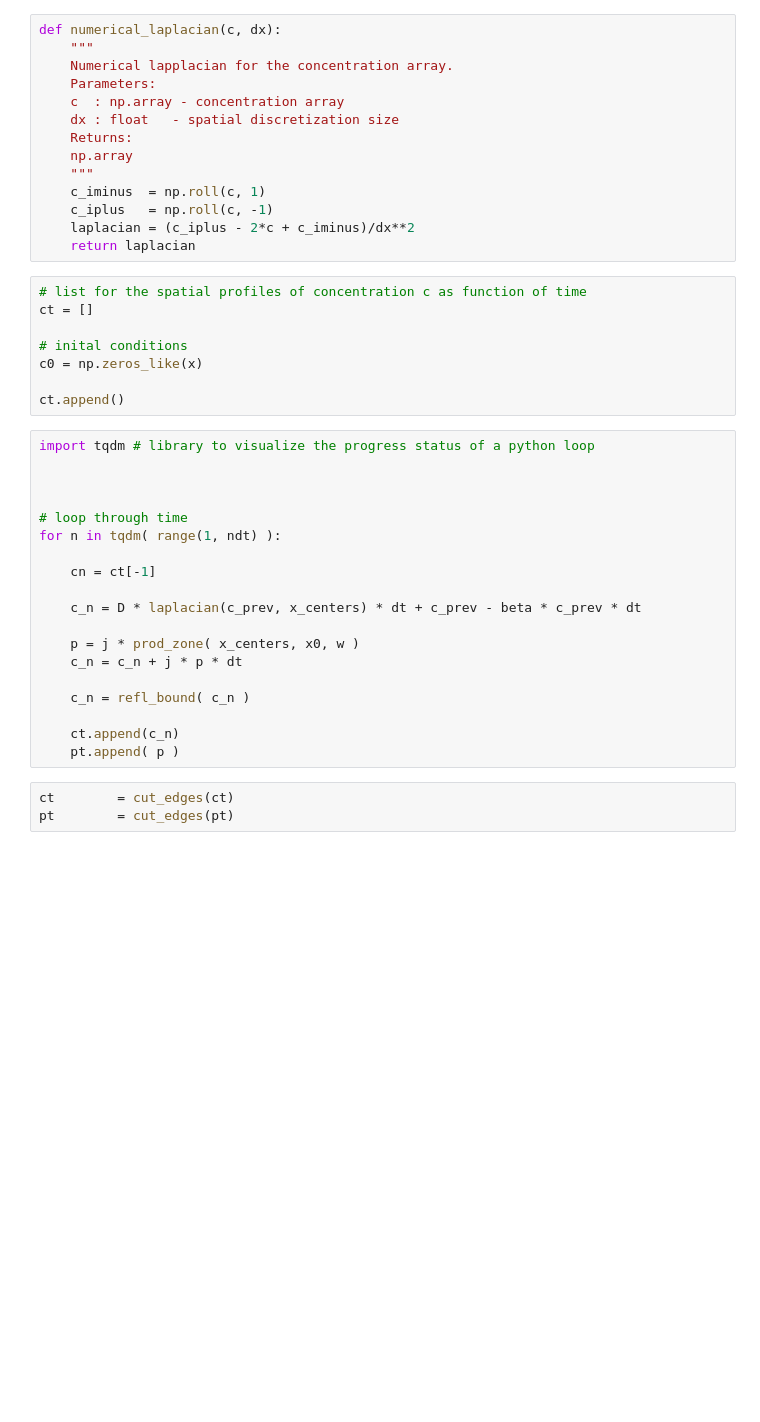
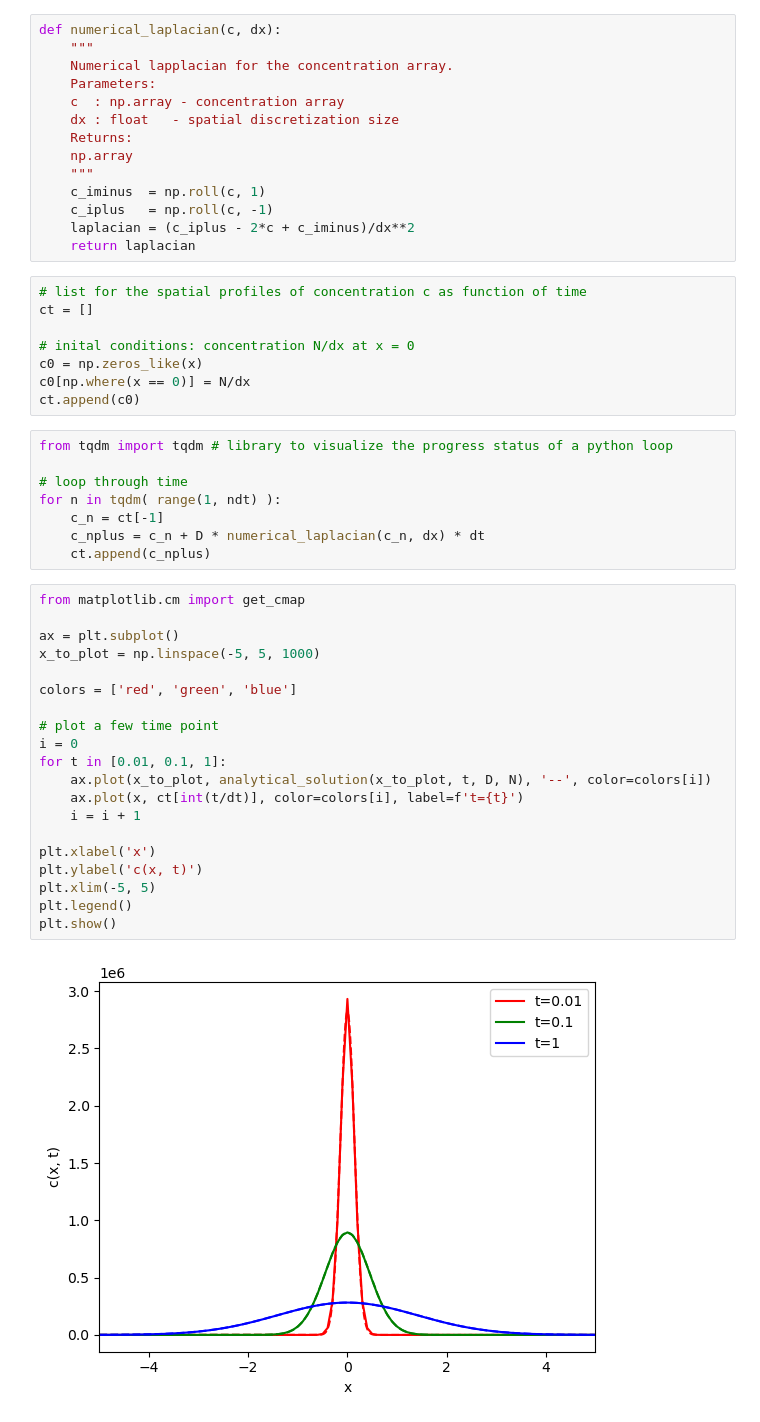
Before and after one commit to NataliaLyubaykina/theoretical_biophysics, a Jupyter notebook: diffusion_in_1d_domain/1_solving_diffusion_equation.ipynb, the cells around one changed output. Cells and saved outputs as stored; diff of their text form; blank space fills up the shorter version.

```diff
--- a/diffusion_in_1d_domain/1_solving_diffusion_equation.ipynb
+++ b/diffusion_in_1d_domain/1_solving_diffusion_equation.ipynb
@@ -146,29 +134,37 @@ def numerical_laplacian(c, dx):
 # list for the spatial profiles of concentration c as function of time
 ct = []
 
-# inital conditions
+# inital conditions: concentration N/dx at x = 0
 c0 = np.zeros_like(x)
-
-ct.append()
+c0[np.where(x == 0)] = N/dx
+ct.append(c0)
 # %%
-import tqdm # library to visualize the progress status of a python loop
-
-
+from tqdm import tqdm # library to visualize the progress status of a python loop
 
 # loop through time
 for n in tqdm( range(1, ndt) ):
-
-    cn = ct[-1]
-
-    c_n = D * laplacian(c_prev, x_centers) * dt + c_prev - beta * c_prev * dt
-
-    p = j * prod_zone( x_centers, x0, w )
-    c_n = c_n + j * p * dt
-
-    c_n = refl_bound( c_n )
-
-    ct.append(c_n)
-    pt.append( p )
+    c_n = ct[-1]
+    c_nplus = c_n + D * numerical_laplacian(c_n, dx) * dt
+    ct.append(c_nplus)
-# %%
-ct        = cut_edges(ct)
-pt        = cut_edges(pt)
+# %%
+from matplotlib.cm import get_cmap
+
+ax = plt.subplot()
+x_to_plot = np.linspace(-5, 5, 1000)
+
+colors = ['red', 'green', 'blue']
+
+# plot a few time point
+i = 0
+for t in [0.01, 0.1, 1]:
+    ax.plot(x_to_plot, analytical_solution(x_to_plot, t, D, N), '--', color=colors[i])
+    ax.plot(x, ct[int(t/dt)], color=colors[i], label=f't={t}')
+    i = i + 1
+
+plt.xlabel('x')
+plt.ylabel('c(x, t)')
+plt.xlim(-5, 5)
+plt.legend()
+plt.show()
+# %% [output]
+[figure, added]
```
Also changed, not shown: parts of 4 cells of this notebook.
